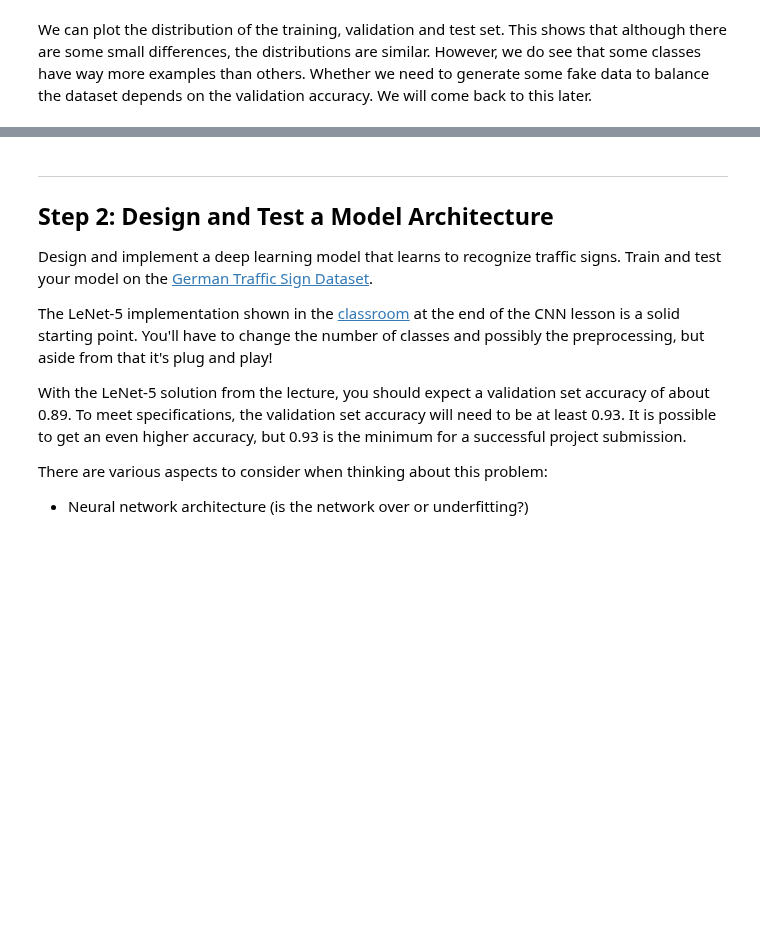
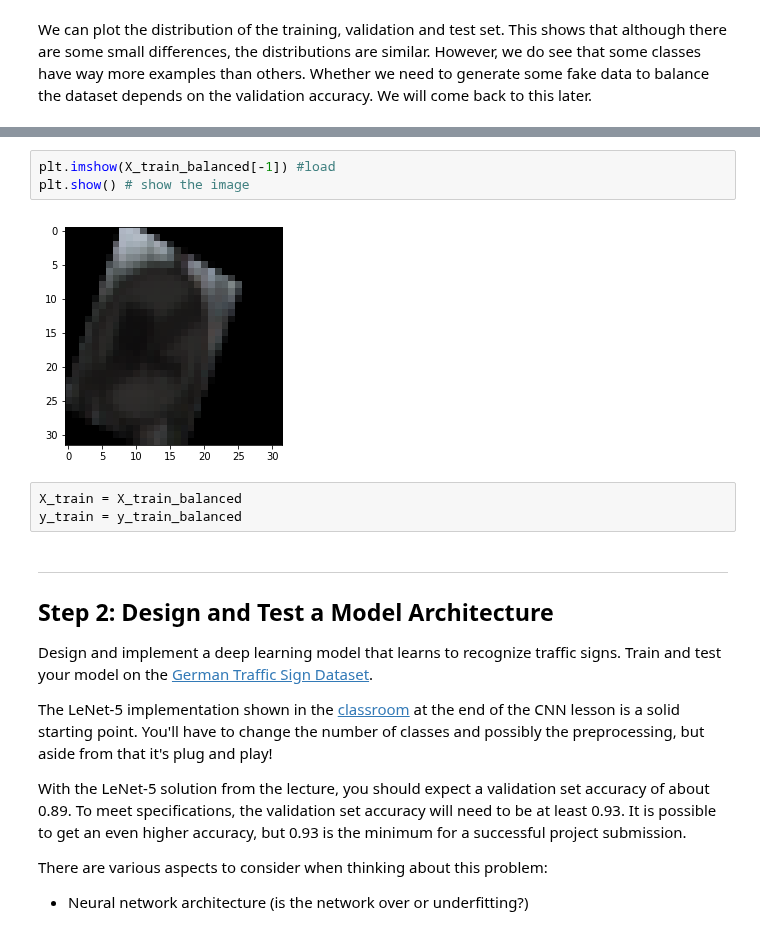
Before and after one commit to jingz8804/CarND-Traffic-Sign-Classifier-Project, a Jupyter notebook: Traffic_Sign_Classifier.ipynb, the cells around one changed output, grey strips where cells are left out. Saved outputs shown, nothing was run; the diff lists cells and outputs as text; blank space fills up the shorter version.

```diff
--- a/Traffic_Sign_Classifier.ipynb
+++ b/Traffic_Sign_Classifier.ipynb
@@ -157,3 +264,11 @@ We can plot the distribution of the training, validation and test set. This show
+# %%
+plt.imshow(X_train_balanced[-1]) #load
+plt.show() # show the image
+# %% [output]
+[figure, added]
+# %%
+X_train = X_train_balanced
+y_train = y_train_balanced
 # %% [markdown]
 ----
 
```
Also changed, not shown: parts of 15 cells of this notebook, 7 other files.
